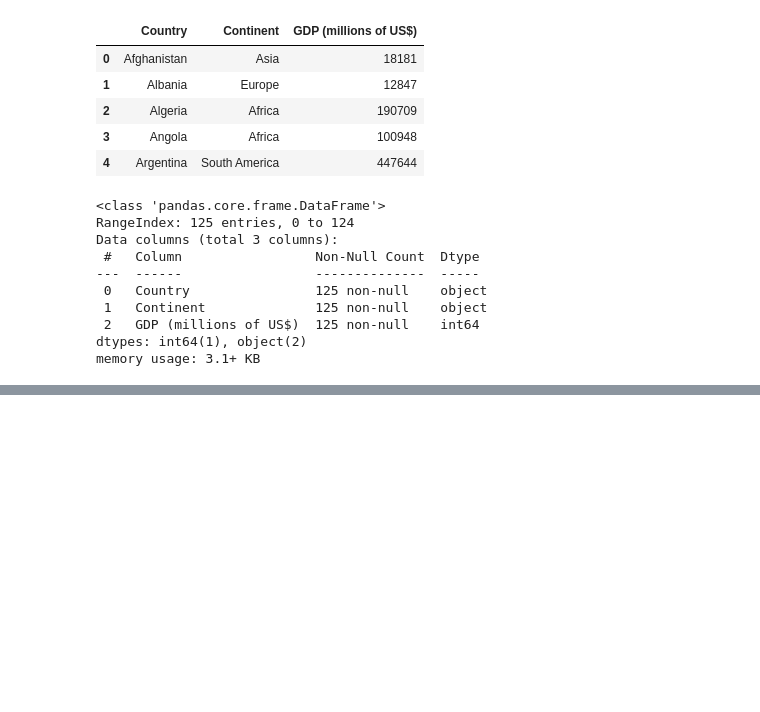
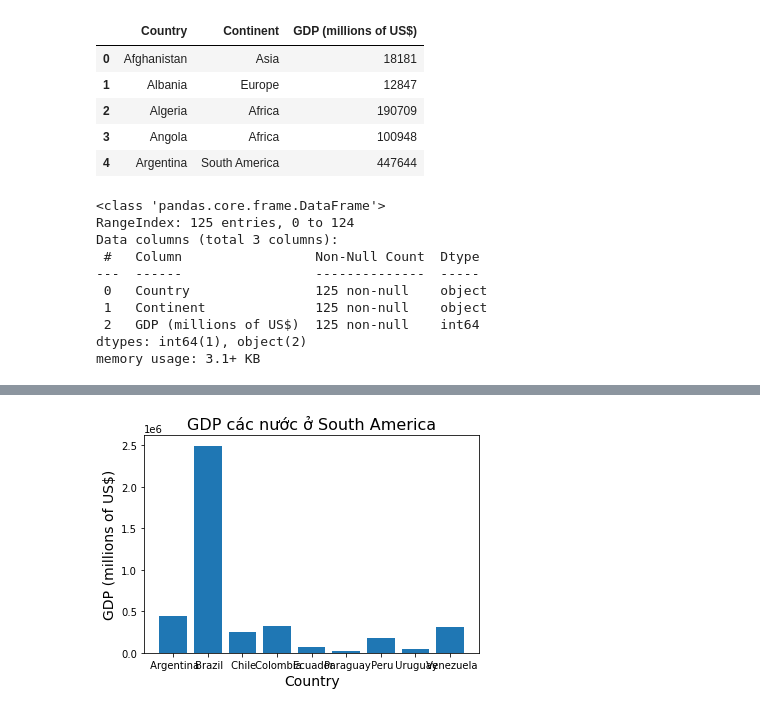
Before and after one commit to Trang27cl/testgit, a Jupyter notebook: GDP list.ipynb, the cells around one changed output, grey strips where cells are left out. Drawn from its saved outputs; the diff is of its cells as text; code cells hidden in the pictures; blank space fills up the shorter version.

```diff
--- a/GDP list.ipynb
+++ b/GDP list.ipynb
@@ -192,0 +83,4 @@ data.pivot_table(values='GDP (millions of US$)', index='Continent',aggfunc={sum,
+# %%
+#So sánh GDP các nước ở South America
+data1=data.loc[data.Continent == 'South America']
+data1
@@ -192,0 +98,8 @@ data.pivot_table(values='GDP (millions of US$)', index='Continent',aggfunc={sum,
+# %%
+plt.bar(data1['Country'], data1['GDP (millions of US$)'])
+plt.title('GDP các nước ở South America', fontsize = 16)
+plt.xlabel('Country', fontsize = 14)
+plt.ylabel('GDP (millions of US$)', fontsize = 14)
+plt.show()
+# %% [output]
+[figure, added]
```
Also changed, not shown: parts of 18 cells of this notebook.
